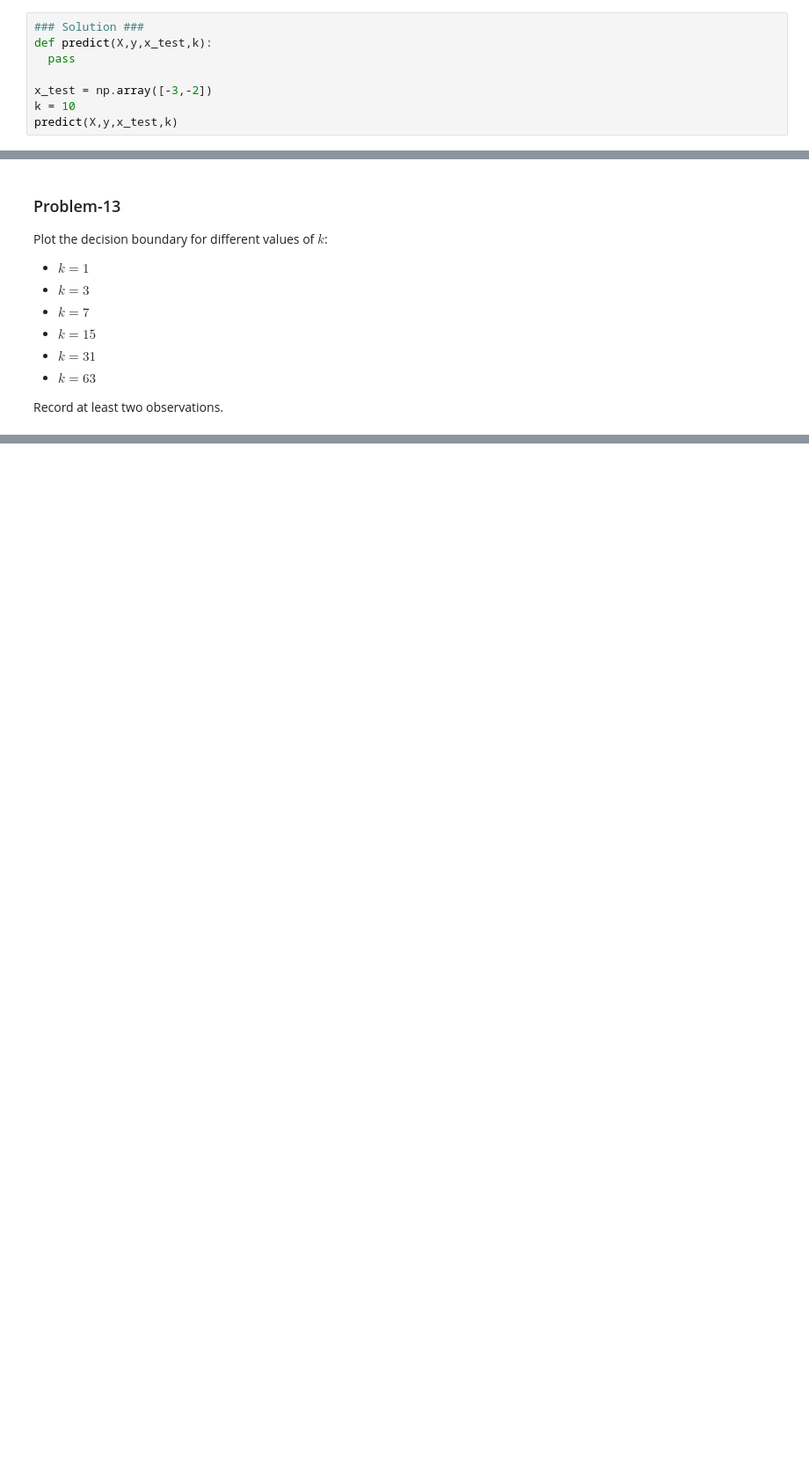
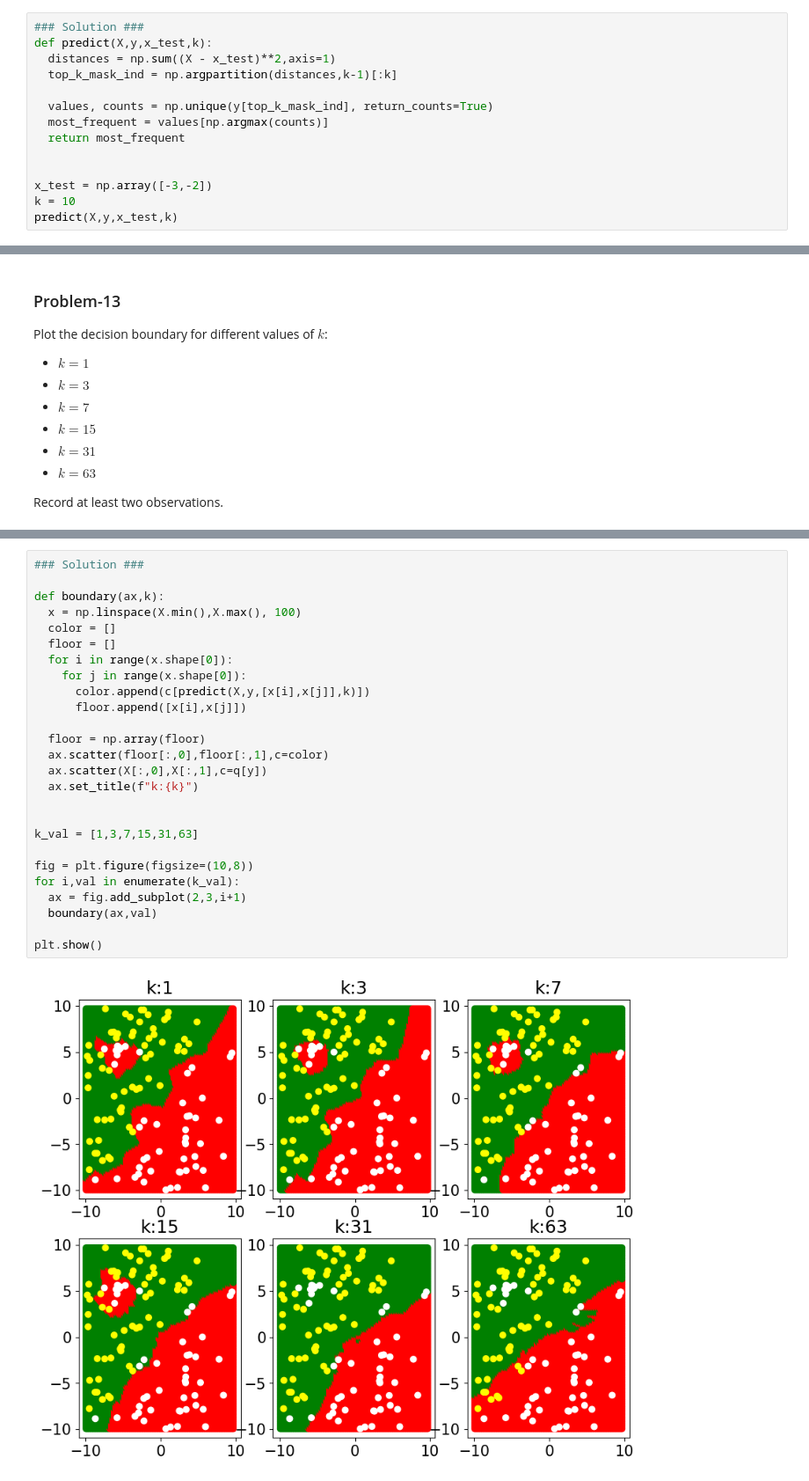
Before and after one commit to shiva-learns/Machine-Learning, a Jupyter notebook: Supervised Learning/Classification/KNN_DecisionTree/Week_7_Assessment.ipynb, the cells around one changed output, grey strips where cells are left out. Shown at 88% size. Saved outputs shown, nothing was run; the diff lists cells and outputs as text; blank space fills up the shorter version.

```diff
--- a/Supervised Learning/Classification/KNN_DecisionTree/Week_7_Assessment.ipynb
+++ b/Supervised Learning/Classification/KNN_DecisionTree/Week_7_Assessment.ipynb
@@ -475,7 +475,13 @@ The function should return the prediction for the point `x_test`. Use this funct
 # %%
 ### Solution ###
 def predict(X,y,x_test,k):
-  pass
+  distances = np.sum((X - x_test)**2,axis=1)
+  top_k_mask_ind = np.argpartition(distances,k-1)[:k]
+
+  values, counts = np.unique(y[top_k_mask_ind], return_counts=True)
+  most_frequent = values[np.argmax(counts)]
+  return most_frequent
+
 
 x_test = np.array([-3,-2])
 k = 10
@@ -497,0 +504,28 @@ Record at least two observations.
+# %%
+### Solution ###
+
+def boundary(ax,k):
+  x = np.linspace(X.min(),X.max(), 100)
+  color = []
+  floor = []
+  for i in range(x.shape[0]):
+    for j in range(x.shape[0]):
+      color.append(c[predict(X,y,[x[i],x[j]],k)])
+      floor.append([x[i],x[j]])
+
+  floor = np.array(floor)
+  ax.scatter(floor[:,0],floor[:,1],c=color)
+  ax.scatter(X[:,0],X[:,1],c=q[y])
+  ax.set_title(f"k:{k}")
+
+
+k_val = [1,3,7,15,31,63]
+
+fig = plt.figure(figsize=(10,8))
+for i,val in enumerate(k_val):
+  ax = fig.add_subplot(2,3,i+1)
+  boundary(ax,val)
+
+plt.show()
+# %% [output]
+[figure, added]
```
Also changed, not shown: parts of 3 cells of this notebook.
